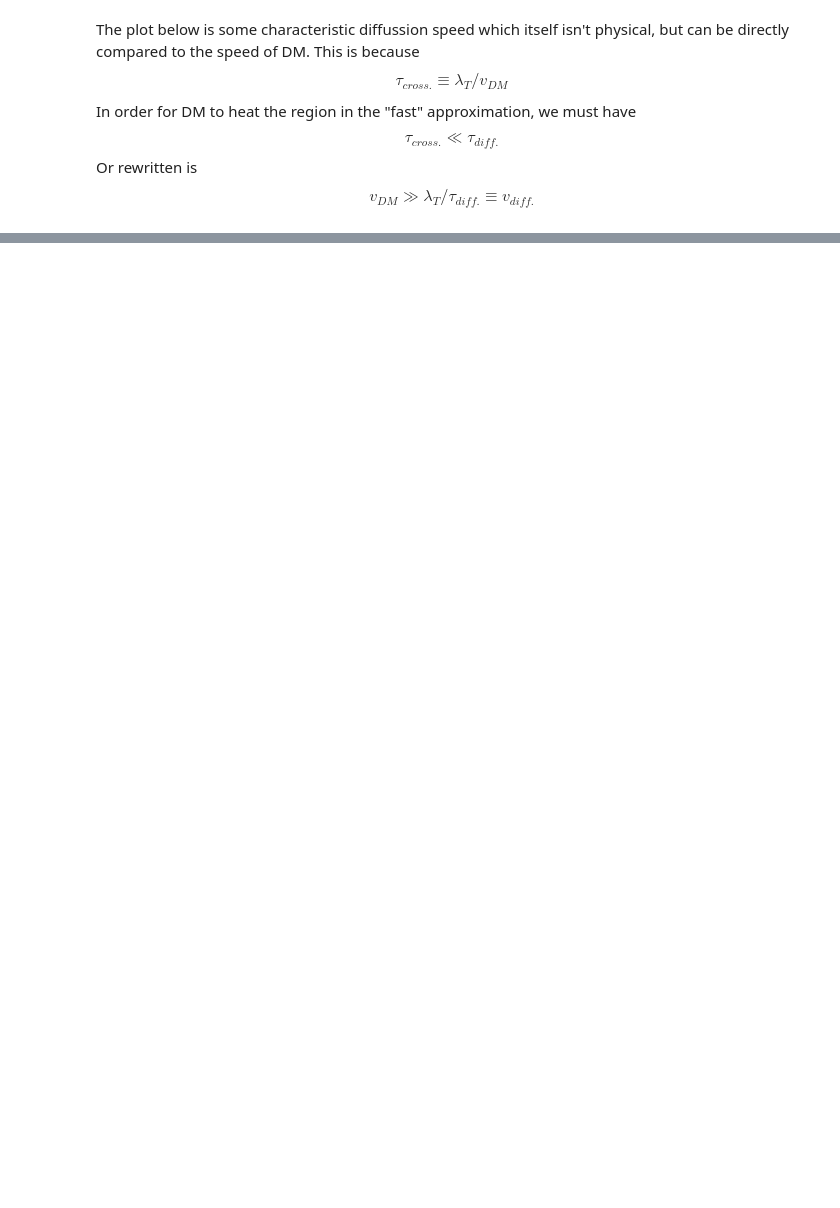
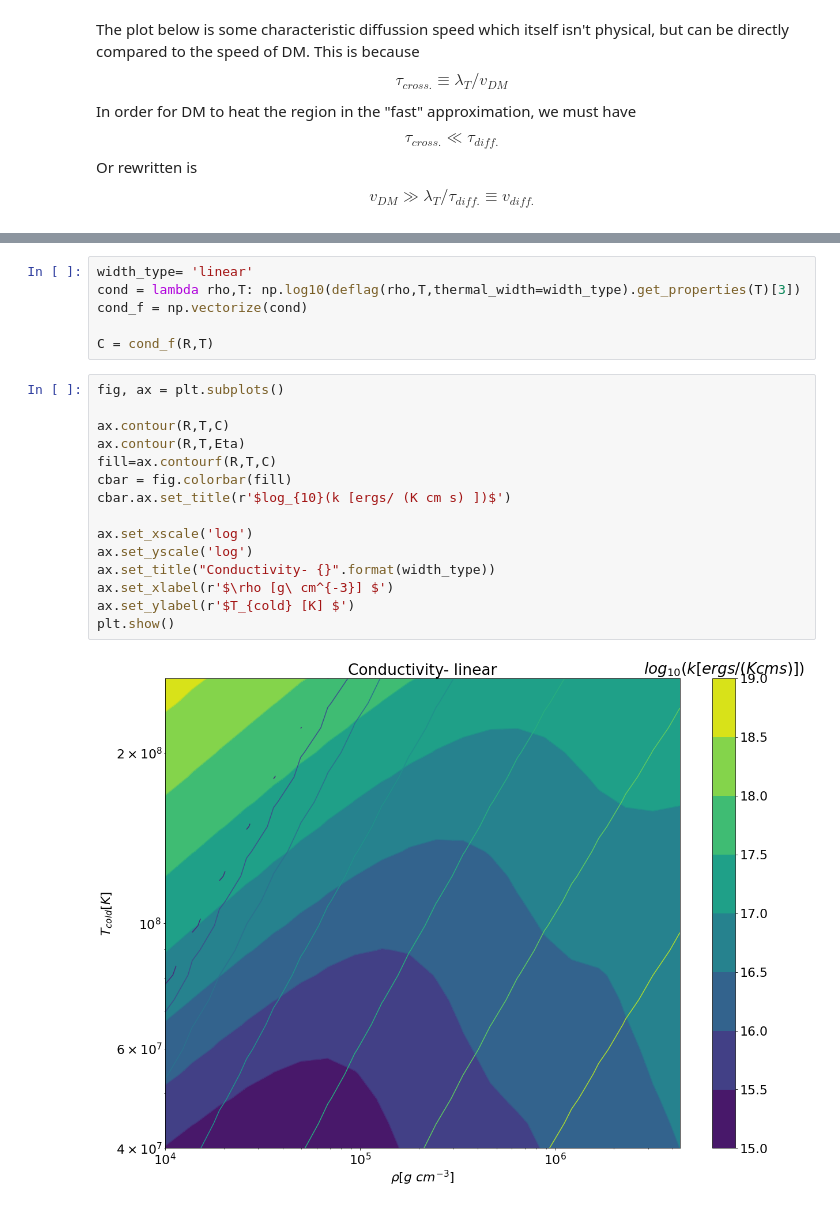
Before and after one commit to ZachAJohnson/dm-helium-flash, a Jupyter notebook: notebooks/Diffusion.ipynb, the cells around one changed output, grey strips where cells are left out. Saved outputs shown, nothing was run; the diff lists cells and outputs as text; blank space fills up the shorter version.

```diff
--- a/notebooks/Diffusion.ipynb
+++ b/notebooks/Diffusion.ipynb
@@ -104,0 +119,23 @@ plt.show()
+# %%
+width_type= 'linear'
+cond = lambda rho,T: np.log10(deflag(rho,T,thermal_width=width_type).get_properties(T)[3])
+cond_f = np.vectorize(cond)
+
+C = cond_f(R,T)
+# %%
+fig, ax = plt.subplots()
+
+ax.contour(R,T,C)
+ax.contour(R,T,Eta)
+fill=ax.contourf(R,T,C)
+cbar = fig.colorbar(fill)
+cbar.ax.set_title(r'$log_{10}(k [ergs/ (K cm s) ])$')
+
+ax.set_xscale('log')
+ax.set_yscale('log')
+ax.set_title("Conductivity- {}".format(width_type))
+ax.set_xlabel(r'$\rho [g\ cm^{-3}] $')
+ax.set_ylabel(r'$T_{cold} [K] $')
+plt.show()
+# %% [output]
+[figure, added]
```
Also changed, not shown: parts of 8 cells of this notebook, 2 other files.
